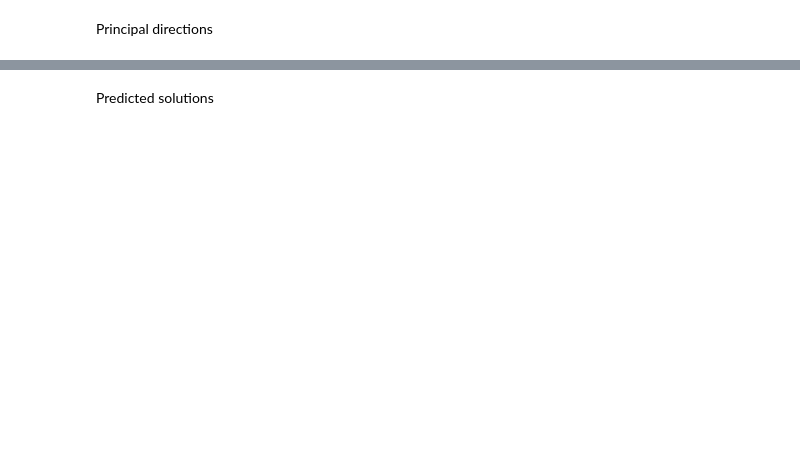
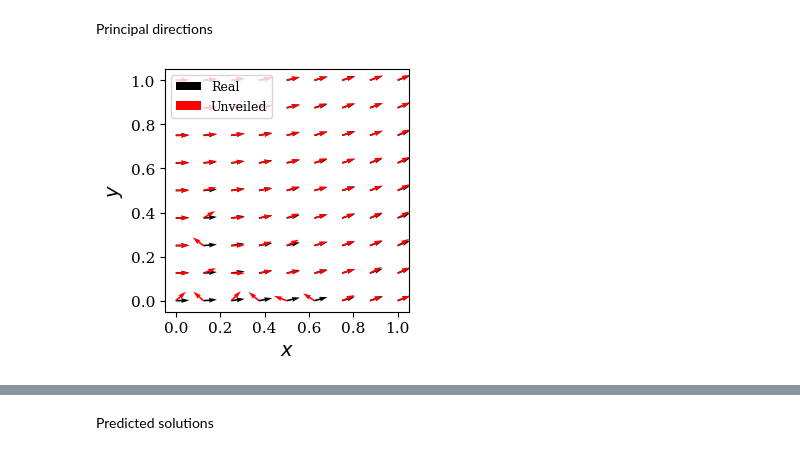
Before and after one commit to rmunozTMELab/PGNNIV-to-Continuum-Problems, a Jupyter notebook: src/nb/results_analysis/PGNNIV_tensorial_problem_results_analysis.ipynb, the cells around one changed output, grey strips where cells are left out. Cells and saved outputs as stored; diff of their text form; code cells hidden in the pictures; blank space fills up the shorter version.

```diff
--- a/src/nb/results_analysis/PGNNIV_tensorial_problem_results_analysis.ipynb
+++ b/src/nb/results_analysis/PGNNIV_tensorial_problem_results_analysis.ipynb
@@ -23,8 +31,8 @@ tf.random.set_seed(custom_seed)
 # %%
 problem = "tensorial_problem"
 # %%
-data_folder = r' '
-results_folder = rf' '
+data_folder = r'/home/rmunoz/Escritorio/rmunozTMELab/PGNNIV-to-Continuum-Problems/data'
+results_folder = rf'/home/rmunoz/Escritorio/rmunozTMELab/PGNNIV-to-Continuum-Problems/results_paper/tensorial_problem_results'
 
 print(data_folder)
 print(results_folder)
@@ -126,7 +141,7 @@ label_fontsize = 14
 legend_fontsize = 12
 tick_fontsize = 11
 
-plt.rc('text', usetex=True)
+# plt.rc('text', usetex=True)
 plt.rc('font', family='serif')
 
 posX = cm_to_in(10)
@@ -448,23 +620,25 @@ angle_diff = angles_pred - angles_val
 # %%
 x = np.linspace(0, 1, validation_K.shape[-2])
 y = np.linspace(0, 1, validation_K.shape[-1])
 
 plt.figure(figsize=(height, height))
 
 # Plot of the quiverplots
-plt.quiver(x, y, Dx_val, Dy_val, color='black', label=r'Validation')
-plt.quiver(x, y, Dx_pred, Dy_pred, color='red', label=r'Prediction')
+plt.quiver(x, y, Dx_val, Dy_val, color='black', label=r'Real')
+plt.quiver(x, y, Dx_pred, Dy_pred, color='red', label=r'Unveiled')
 
 # Axis configuration and other parameters
 plt.xlabel('$x$', fontsize=label_fontsize)
 plt.ylabel('$y$', fontsize=label_fontsize)
 plt.xticks(np.arange(0, 1.1, 0.2), fontsize=tick_fontsize)
 plt.yticks(np.arange(0, 1.1, 0.2), fontsize=tick_fontsize)
-plt.legend(loc='upper right', fontsize=legend_fontsize)
+plt.legend(loc='upper left', fontsize=legend_fontsize-3)
 plt.tick_params(axis='both', which='major', labelsize=tick_fontsize)
 
 # Show the image
 plt.show()
+# %% [output]
+[figure, added]
 # %%
 plt.figure(figsize=(height*1.2, height))
 
```
Also changed, not shown: parts of 26 cells of this notebook, 6 other files.
